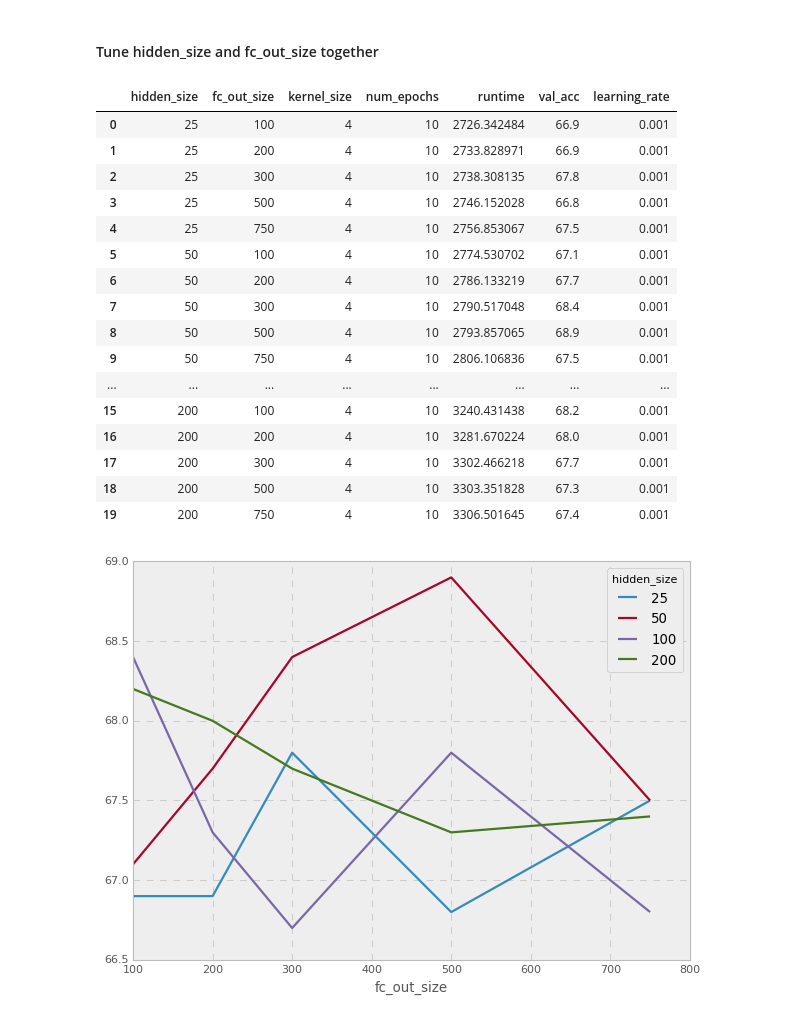
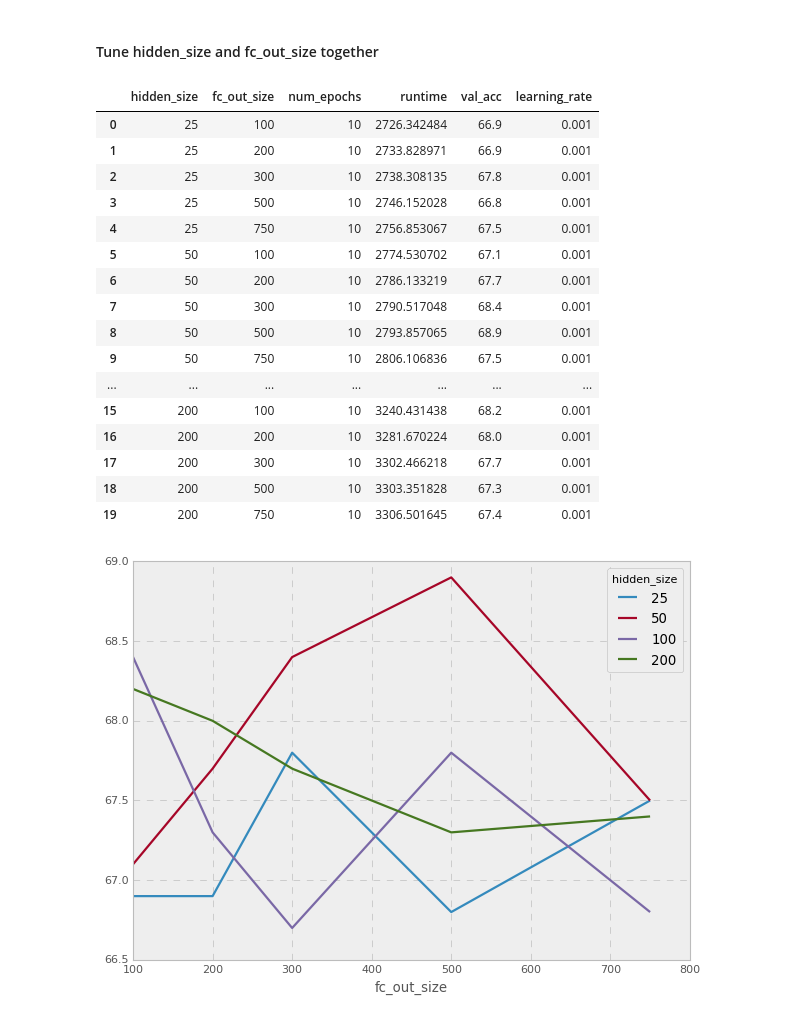
Before and after one commit to nyjgary/nlp-snli, a Jupyter notebook: nlp-snli.ipynb, the cells around one changed output. Saved outputs shown, nothing was run; the diff lists cells and outputs as text; code cells hidden in the pictures.

```diff
--- a/nlp-snli.ipynb
+++ b/nlp-snli.ipynb
@@ -905,24 +908,24 @@ for hidden_size in hidden_sizes:
 # %%
 cnn_hidden_fc_out_size_exps = summarize_results(load_experiment_log(experiment_name='CNN_hidden_fc_out_size_10epoch', filename=RESULTS_LOG))
-cnn_hidden_fc_out_size_exps[['hidden_size', 'fc_out_size', 'kernel_size', 'num_epochs', 'runtime', 'val_acc', 'learning_rate']].sort_values(['hidden_size', 'fc_out_size'])
+cnn_hidden_fc_out_size_exps[['hidden_size', 'fc_out_size', 'num_epochs', 'runtime', 'val_acc', 'learning_rate']].sort_values(['hidden_size', 'fc_out_size'])
 # %% [output]
-|  | hidden_size | fc_out_size | kernel_size | num_epochs | runtime | val_acc | learning_rate |
-| 0 | 25 | 100 | 4 | 10 | 2726.342484 | 66.9 | 0.001 |
-| 1 | 25 | 200 | 4 | 10 | 2733.828971 | 66.9 | 0.001 |
-| 2 | 25 | 300 | 4 | 10 | 2738.308135 | 67.8 | 0.001 |
-| 3 | 25 | 500 | 4 | 10 | 2746.152028 | 66.8 | 0.001 |
-| 4 | 25 | 750 | 4 | 10 | 2756.853067 | 67.5 | 0.001 |
-| 5 | 50 | 100 | 4 | 10 | 2774.530702 | 67.1 | 0.001 |
-| 6 | 50 | 200 | 4 | 10 | 2786.133219 | 67.7 | 0.001 |
-| 7 | 50 | 300 | 4 | 10 | 2790.517048 | 68.4 | 0.001 |
-| 8 | 50 | 500 | 4 | 10 | 2793.857065 | 68.9 | 0.001 |
-| 9 | 50 | 750 | 4 | 10 | 2806.106836 | 67.5 | 0.001 |
-| ... | ... | ... | ... | ... | ... | ... | ... |
-| 15 | 200 | 100 | 4 | 10 | 3240.431438 | 68.2 | 0.001 |
-| 16 | 200 | 200 | 4 | 10 | 3281.670224 | 68.0 | 0.001 |
-| 17 | 200 | 300 | 4 | 10 | 3302.466218 | 67.7 | 0.001 |
-| 18 | 200 | 500 | 4 | 10 | 3303.351828 | 67.3 | 0.001 |
-| 19 | 200 | 750 | 4 | 10 | 3306.501645 | 67.4 | 0.001 |
+|  | hidden_size | fc_out_size | num_epochs | runtime | val_acc | learning_rate |
+| 0 | 25 | 100 | 10 | 2726.342484 | 66.9 | 0.001 |
+| 1 | 25 | 200 | 10 | 2733.828971 | 66.9 | 0.001 |
+| 2 | 25 | 300 | 10 | 2738.308135 | 67.8 | 0.001 |
+| 3 | 25 | 500 | 10 | 2746.152028 | 66.8 | 0.001 |
+| 4 | 25 | 750 | 10 | 2756.853067 | 67.5 | 0.001 |
+| 5 | 50 | 100 | 10 | 2774.530702 | 67.1 | 0.001 |
+| 6 | 50 | 200 | 10 | 2786.133219 | 67.7 | 0.001 |
+| 7 | 50 | 300 | 10 | 2790.517048 | 68.4 | 0.001 |
+| 8 | 50 | 500 | 10 | 2793.857065 | 68.9 | 0.001 |
+| 9 | 50 | 750 | 10 | 2806.106836 | 67.5 | 0.001 |
+| ... | ... | ... | ... | ... | ... | ... |
+| 15 | 200 | 100 | 10 | 3240.431438 | 68.2 | 0.001 |
+| 16 | 200 | 200 | 10 | 3281.670224 | 68.0 | 0.001 |
+| 17 | 200 | 300 | 10 | 3302.466218 | 67.7 | 0.001 |
+| 18 | 200 | 500 | 10 | 3303.351828 | 67.3 | 0.001 |
+| 19 | 200 | 750 | 10 | 3306.501645 | 67.4 | 0.001 |
 # %%
 # plot summary results
 pd.pivot_table(cnn_hidden_fc_out_size_exps, values='val_acc', index='fc_out_size', columns='hidden_size').plot();
```
Also changed, not shown: parts of 5 cells of this notebook.
